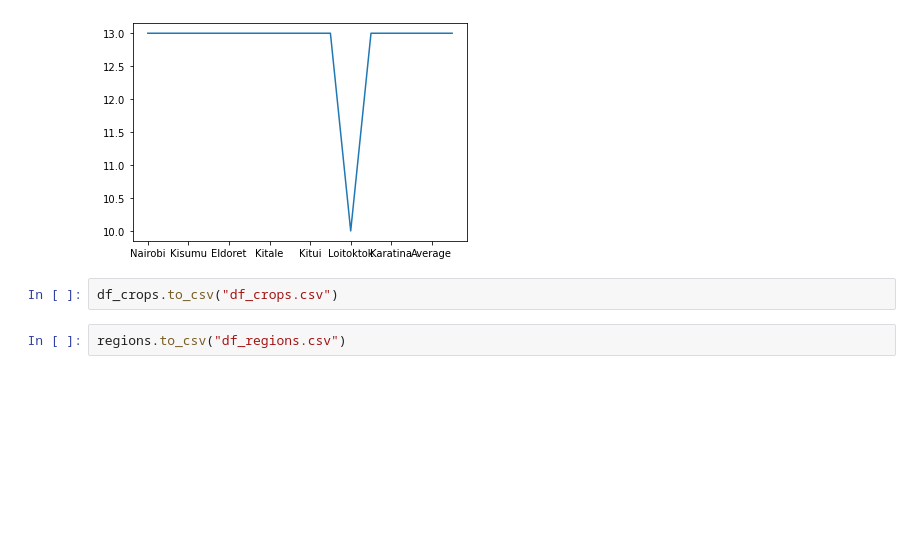
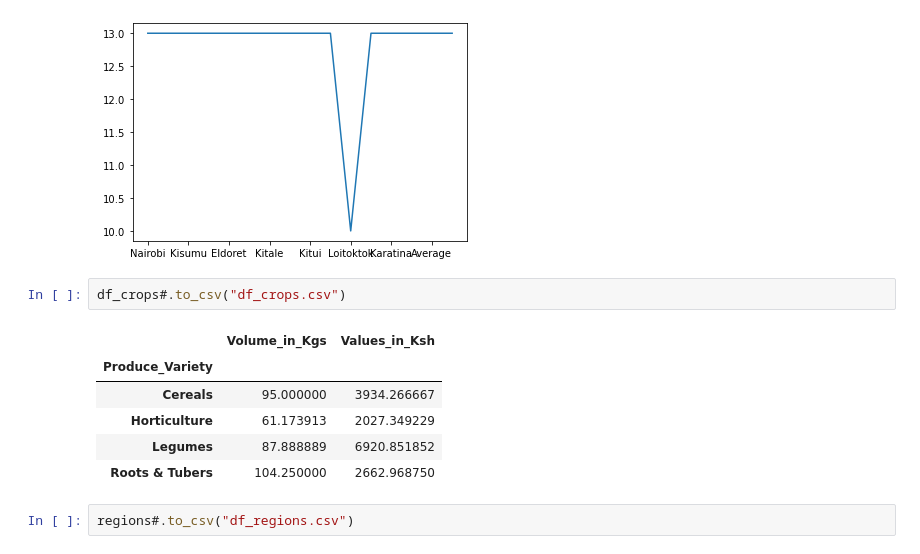
Before and after one commit to ronidad/moringa_prep_final, a Jupyter notebook: smart_farmer.ipynb, the cells around one changed output. Drawn from its saved outputs; the diff is of its cells as text; blank space fills up the shorter version.

```diff
--- a/smart_farmer.ipynb
+++ b/smart_farmer.ipynb
@@ -599,6 +599,13 @@ prices.drop(columns = ['COMMODITY','Unit','Kg']).idxmax().plot()
 <AxesSubplot:>
 [figure]
 # %%
-df_crops.to_csv("df_crops.csv")
+df_crops#.to_csv("df_crops.csv")
+# %% [output]
+|  | Volume_in_Kgs | Values_in_Ksh |
+| Produce_Variety |  |  |
+| Cereals | 95.000000 | 3934.266667 |
+| Horticulture | 61.173913 | 2027.349229 |
+| Legumes | 87.888889 | 6920.851852 |
+| Roots & Tubers | 104.250000 | 2662.968750 |
 # %%
-regions.to_csv("df_regions.csv")
+regions#.to_csv("df_regions.csv")
```
